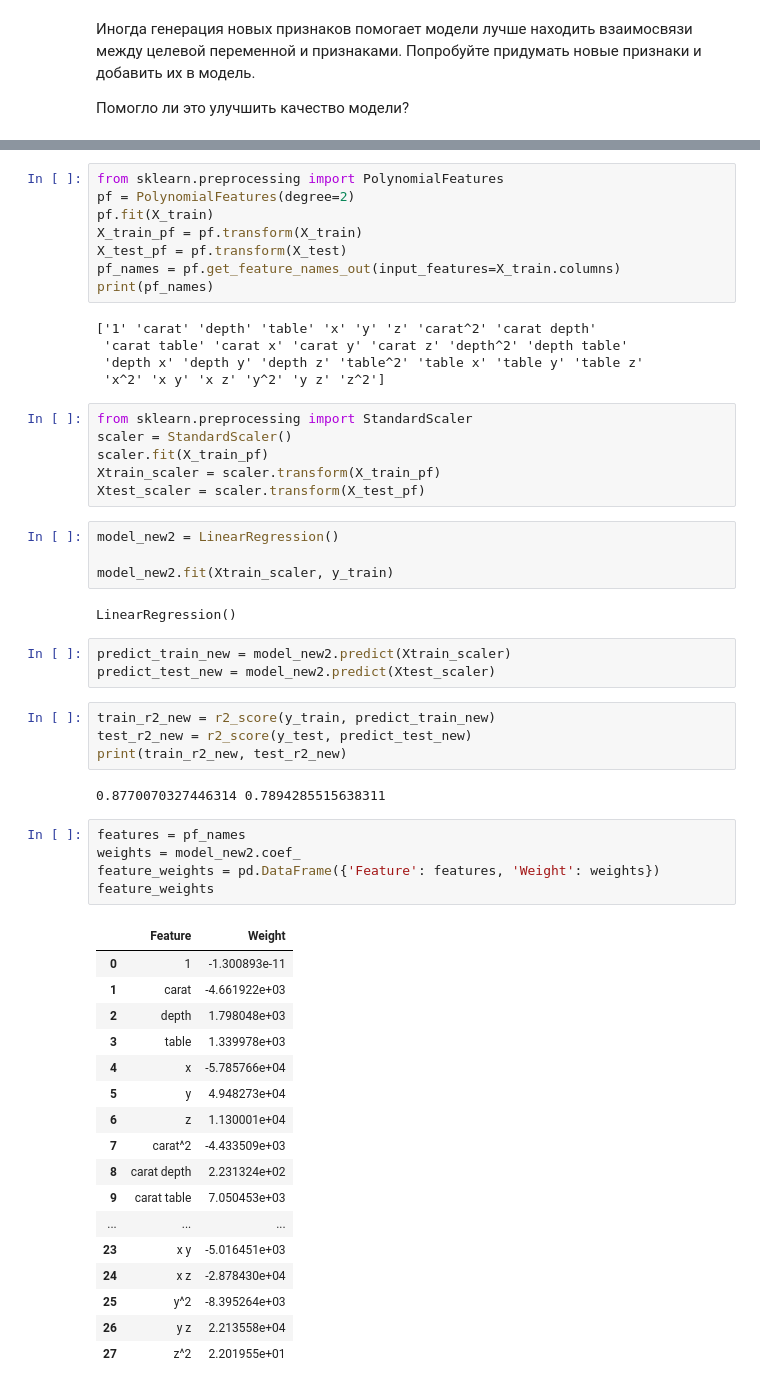
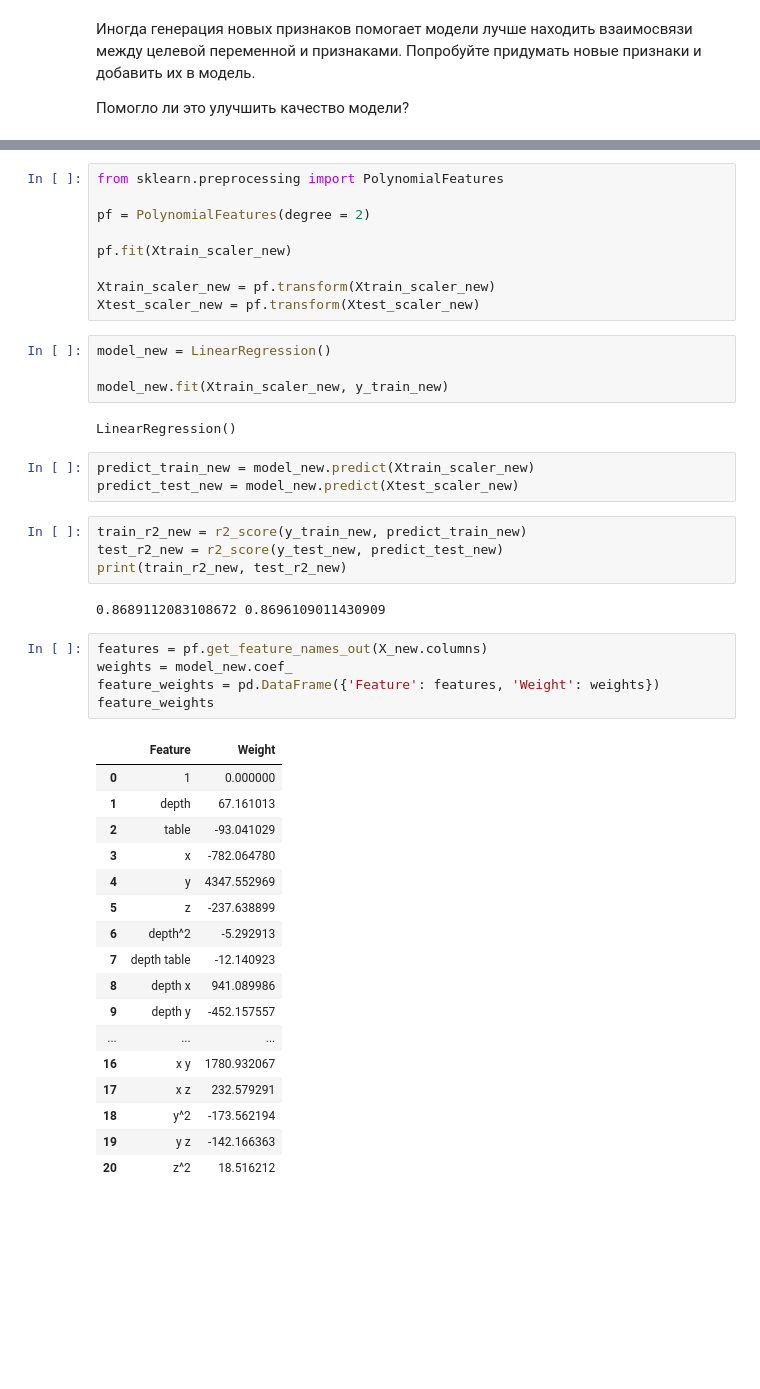
Before and after one commit to matari18/ml, a Jupyter notebook: LinReg_task.ipynb, the cells around one changed output, grey strips where cells are left out. Drawn from its saved outputs; the diff is of its cells as text; blank space fills up the shorter version.

```diff
--- a/LinReg_task.ipynb
+++ b/LinReg_task.ipynb
@@ -243,57 +236,47 @@ X_train, X_test, y_train, y_test = train_test_split(X, y, test_size=0.3, random_
 # %%
 from sklearn.preprocessing import PolynomialFeatures
-pf = PolynomialFeatures(degree=2)
-pf.fit(X_train)
-X_train_pf = pf.transform(X_train)
-X_test_pf = pf.transform(X_test)
-pf_names = pf.get_feature_names_out(input_features=X_train.columns)
-print(pf_names)
+
+pf = PolynomialFeatures(degree = 2)
+
+pf.fit(Xtrain_scaler_new)
+
+Xtrain_scaler_new = pf.transform(Xtrain_scaler_new)
+Xtest_scaler_new = pf.transform(Xtest_scaler_new)
-# %% [output]
-['1' 'carat' 'depth' 'table' 'x' 'y' 'z' 'carat^2' 'carat depth'
- 'carat table' 'carat x' 'carat y' 'carat z' 'depth^2' 'depth table'
- 'depth x' 'depth y' 'depth z' 'table^2' 'table x' 'table y' 'table z'
- 'x^2' 'x y' 'x z' 'y^2' 'y z' 'z^2']
-# %%
-from sklearn.preprocessing import StandardScaler
-scaler = StandardScaler()
-scaler.fit(X_train_pf)
-Xtrain_scaler = scaler.transform(X_train_pf)
-Xtest_scaler = scaler.transform(X_test_pf)
-# %%
-model_new2 = LinearRegression()
-
-model_new2.fit(Xtrain_scaler, y_train)
-# %% [output]
-LinearRegression()
+# %%
+model_new = LinearRegression()
+
+model_new.fit(Xtrain_scaler_new, y_train_new)
+# %% [output]
+LinearRegression()
 # %%
-predict_train_new = model_new2.predict(Xtrain_scaler)
-predict_test_new = model_new2.predict(Xtest_scaler)
+predict_train_new = model_new.predict(Xtrain_scaler_new)
+predict_test_new = model_new.predict(Xtest_scaler_new)
 # %%
-train_r2_new = r2_score(y_train, predict_train_new)
-test_r2_new = r2_score(y_test, predict_test_new)
+train_r2_new = r2_score(y_train_new, predict_train_new)
+test_r2_new = r2_score(y_test_new, predict_test_new)
 print(train_r2_new, test_r2_new)
 # %% [output]
-0.8770070327446314 0.7894285515638311
+0.8689112083108672 0.8696109011430909
 # %%
-features = pf_names
-weights = model_new2.coef_
+features = pf.get_feature_names_out(X_new.columns)
+weights = model_new.coef_
 feature_weights = pd.DataFrame({'Feature': features, 'Weight': weights})
 feature_weights
 # %% [output]
 |  | Feature | Weight |
-| 0 | 1 | -1.300893e-11 |
-| 1 | carat | -4.661922e+03 |
-| 2 | depth | 1.798048e+03 |
-| 3 | table | 1.339978e+03 |
-| 4 | x | -5.785766e+04 |
-| 5 | y | 4.948273e+04 |
-| 6 | z | 1.130001e+04 |
-| 7 | carat^2 | -4.433509e+03 |
-| 8 | carat depth | 2.231324e+02 |
-| 9 | carat table | 7.050453e+03 |
+| 0 | 1 | 0.000000 |
+| 1 | depth | 67.161013 |
+| 2 | table | -93.041029 |
+| 3 | x | -782.064780 |
+| 4 | y | 4347.552969 |
+| 5 | z | -237.638899 |
+| 6 | depth^2 | -5.292913 |
+| 7 | depth table | -12.140923 |
+| 8 | depth x | 941.089986 |
+| 9 | depth y | -452.157557 |
 | ... | ... | ... |
-| 23 | x y | -5.016451e+03 |
-| 24 | x z | -2.878430e+04 |
-| 25 | y^2 | -8.395264e+03 |
-| 26 | y z | 2.213558e+04 |
-| 27 | z^2 | 2.201955e+01 |
+| 16 | x y | 1780.932067 |
+| 17 | x z | 232.579291 |
+| 18 | y^2 | -173.562194 |
+| 19 | y z | -142.166363 |
+| 20 | z^2 | 18.516212 |
```
Also changed, not shown: parts of 3 cells of this notebook.
